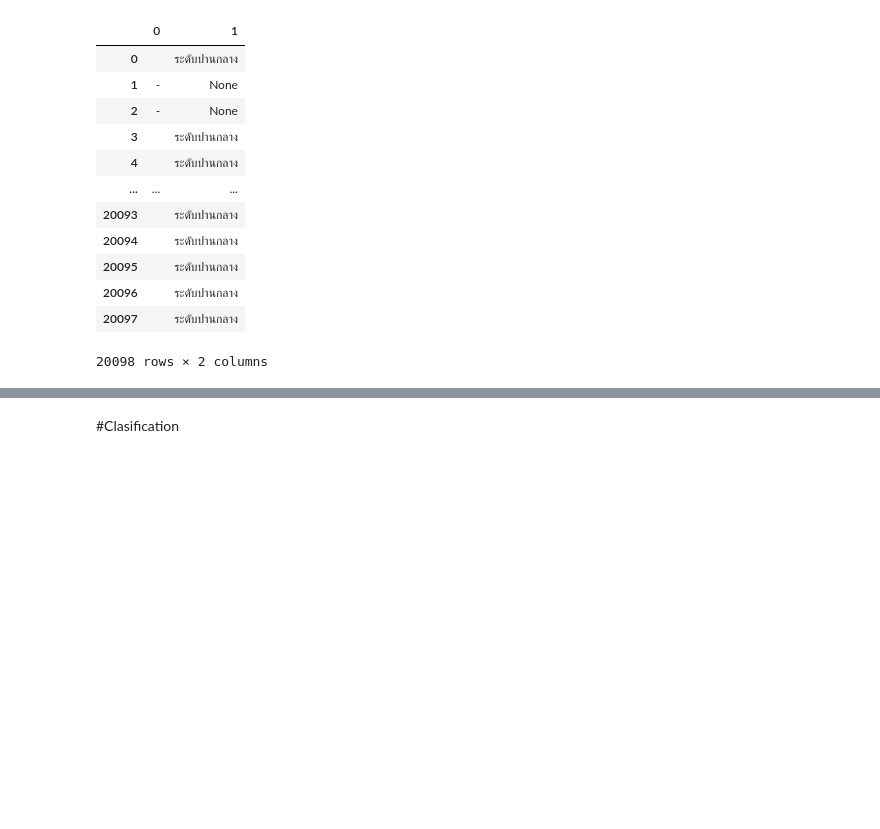
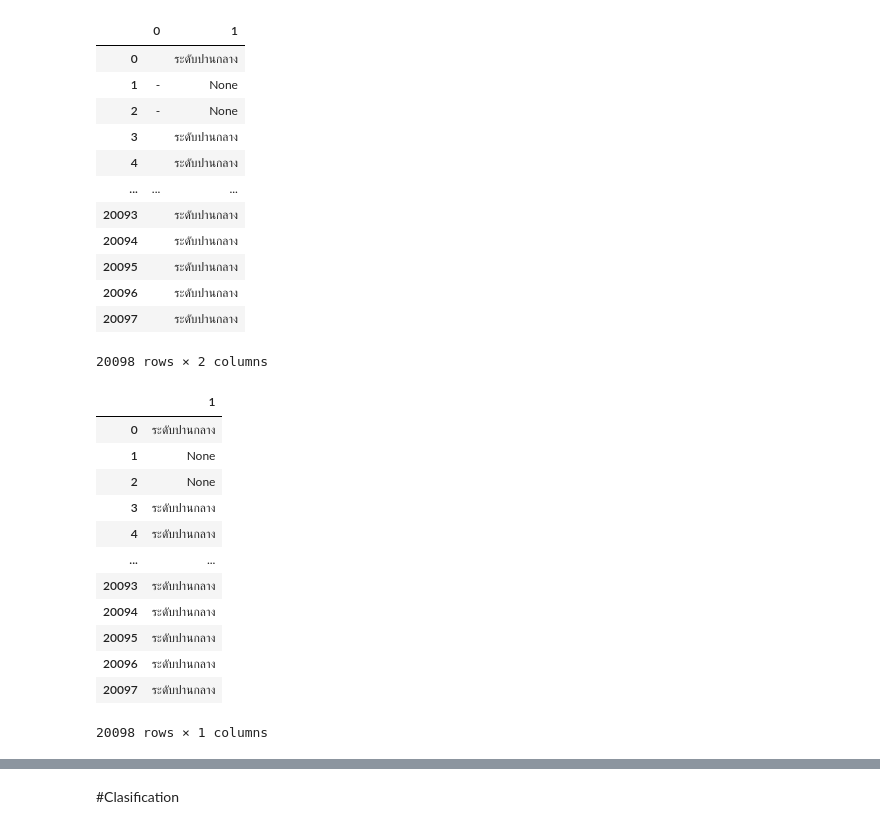
Before and after one commit to Tonry12/BSC_DPDM23, a Jupyter notebook: ex.ipynb, the cells around one changed output, grey strips where cells are left out. Cells and saved outputs as stored; diff of their text form; code cells hidden in the pictures; blank space fills up the shorter version.

```diff
--- a/ex.ipynb
+++ b/ex.ipynb
@@ -389,6 +389,22 @@ gf1a
 | 20096 |  | ระดับปานกลาง |
 | 20097 |  | ระดับปานกลาง |
 20098 rows × 2 columns
+# %%
+gf1a[[1]]
+# %% [output]
+|  | 1 |
+| 0 | ระดับปานกลาง |
+| 1 | None |
+| 2 | None |
+| 3 | ระดับปานกลาง |
+| 4 | ระดับปานกลาง |
+| ... | ... |
+| 20093 | ระดับปานกลาง |
+| 20094 | ระดับปานกลาง |
+| 20095 | ระดับปานกลาง |
+| 20096 | ระดับปานกลาง |
+| 20097 | ระดับปานกลาง |
+20098 rows × 1 columns
 # %%
 a['รวมสรุปกิจกรรม'] = gf1a[[1]]
 # %%
```
Also changed, not shown: parts of 1 cell of this notebook.
